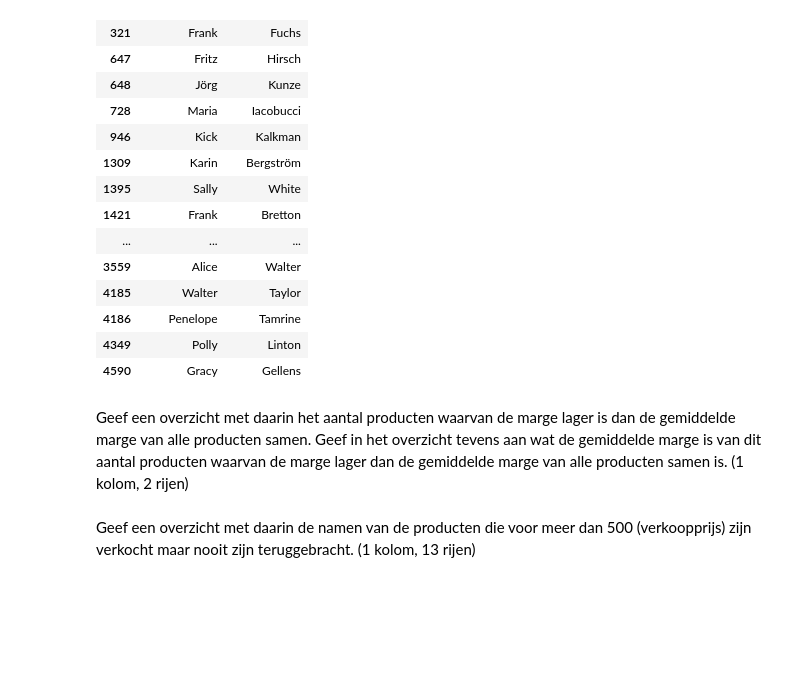
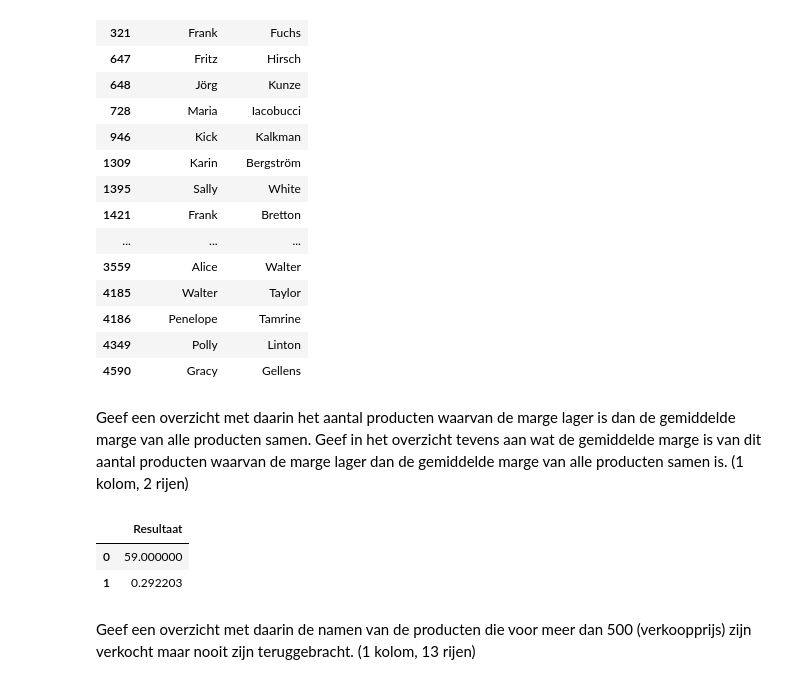
Before and after one commit to RobbertSchwarze/SEM4Robbert, a Jupyter notebook: DEAI - Pythonweek WC Dataselectie met pandas/Opdrachten.ipynb, the cells around one changed output. Drawn from its saved outputs; the diff is of its cells as text; code cells hidden in the pictures; blank space fills up the shorter version.

Commit message:
[Opdracht] overzicht aantal-producten-lager-dan gemiddelde-marge

```diff
--- a/DEAI - Pythonweek WC Dataselectie met pandas/Opdrachten.ipynb
+++ b/DEAI - Pythonweek WC Dataselectie met pandas/Opdrachten.ipynb
@@ -896,6 +896,32 @@ resultaat
 | 4590 | Gracy | Gellens |
 # %% [markdown]
 Geef een overzicht met daarin het aantal producten waarvan de marge lager is dan de gemiddelde marge van alle producten samen. Geef in het overzicht tevens aan wat de gemiddelde marge is van dit aantal producten waarvan de marge lager dan de gemiddelde marge van alle producten samen is. (1 kolom, 2 rijen)
+# %%
+# Welke tabellen ? PRODUCT
+# Welke kolommen ? PRODUCT_NUMBER (.sum()), MARGIN
+# Lees de query in
+# Aantal producten waarvan marge lager is < dan gemiddelde marge van alle producten samen.
+# Geef ook aan wat de gemiddelde marge is van het aantal producten.
+
+product = pd.read_sql_query(select_all_product, conn)
+
+gemiddelde_marge = product['MARGIN'].mean()
+
+marge_lager_dan_gemiddelde_marge_van_alle_producten = product[product['MARGIN'] < gemiddelde_marge]
+
+aantal_producten = marge_lager_dan_gemiddelde_marge_van_alle_producten['MARGIN'].count()
+
+gemiddelde_lagere_marge = marge_lager_dan_gemiddelde_marge_van_alle_producten['MARGIN'].mean()
+
+resultaat = pd.DataFrame({'Resultaat': [aantal_producten, gemiddelde_lagere_marge]})
+
+resultaat
+
+# Complicated much, geen idee of het goed is. Ik snapte de vraag niet helemaal.
+# %% [output]
+|  | Resultaat |
+| 0 | 59.000000 |
+| 1 | 0.292203 |
 # %% [markdown]
 Geef een overzicht met daarin de namen van de producten die voor meer dan 500 (verkoopprijs) zijn verkocht maar nooit zijn teruggebracht. (1 kolom, 13 rijen)
 # %% [markdown]
```
